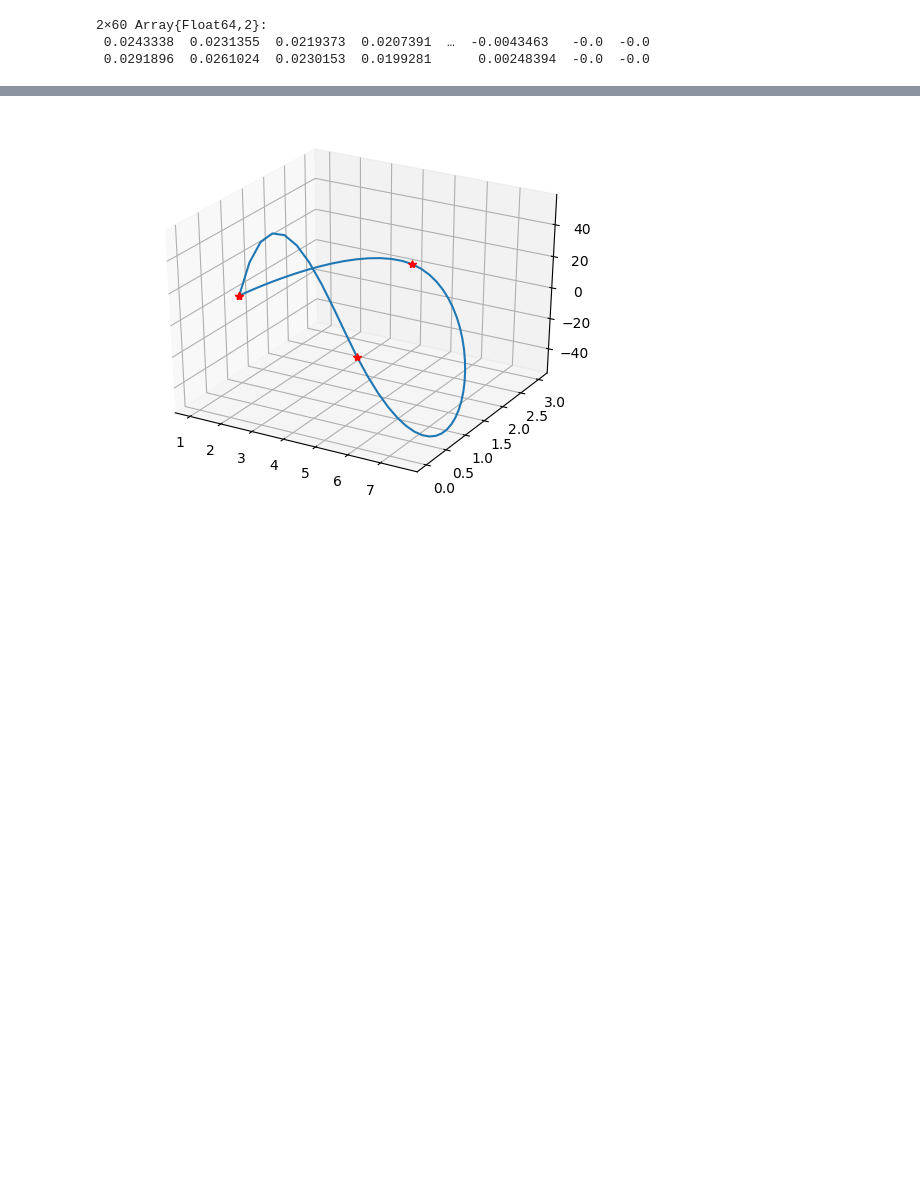
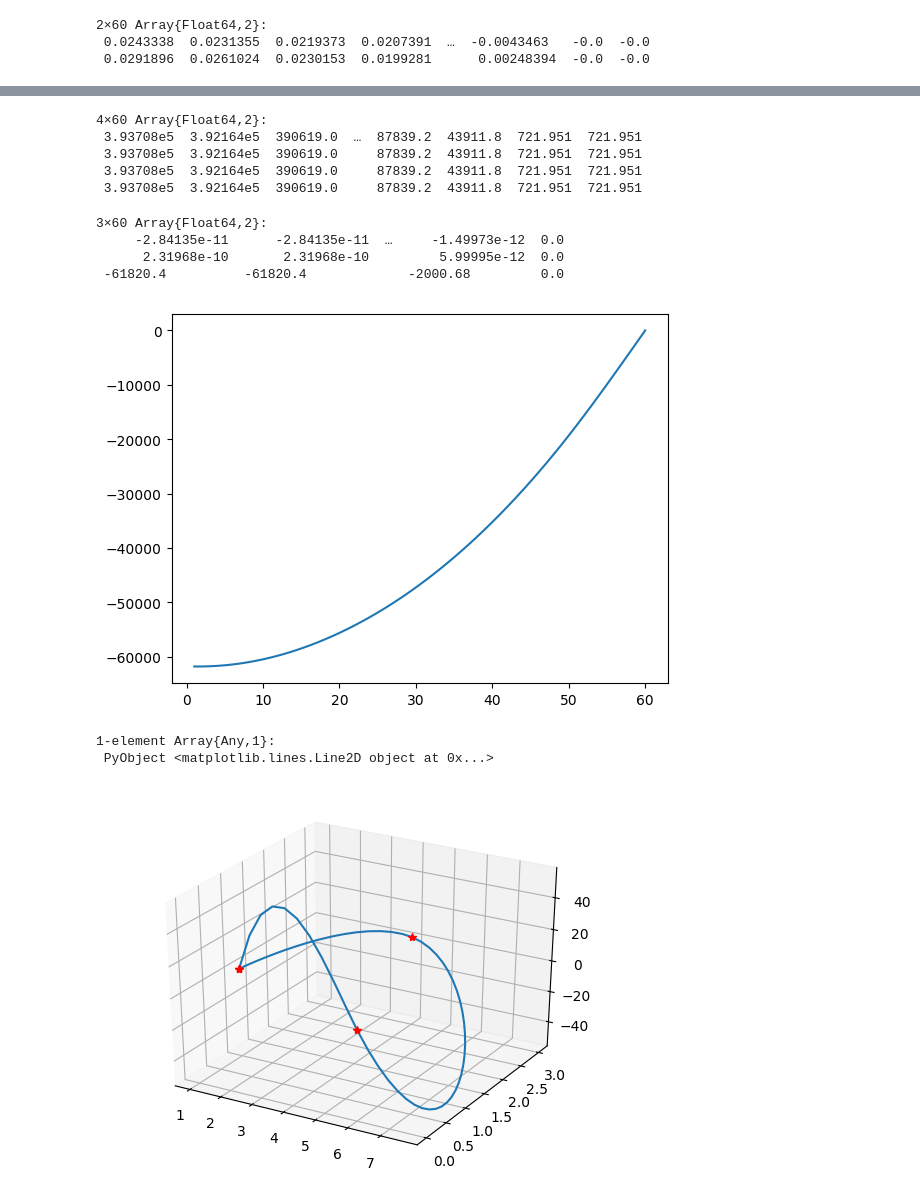
Before and after one commit to KaranTalreja/Hovercraft3D, a Jupyter notebook: Hovercraft3D.ipynb, the cells around one changed output, grey strips where cells are left out. Drawn from its saved outputs; the diff is of its cells as text; code cells hidden in the pictures; blank space fills up the shorter version.

```diff
--- a/Hovercraft3D.ipynb
+++ b/Hovercraft3D.ipynb
@@ -70 +124,23 @@ uoptZ = getvalue(uz)
+# %%
+ωopt = getvalue(ωSq)
+# %% [output]
+4×60 Array{Float64,2}:
+ 3.93708e5  3.92164e5  390619.0  …  87839.2  43911.8  721.951  721.951
+ 3.93708e5  3.92164e5  390619.0     87839.2  43911.8  721.951  721.951
+ 3.93708e5  3.92164e5  390619.0     87839.2  43911.8  721.951  721.951
+ 3.93708e5  3.92164e5  390619.0     87839.2  43911.8  721.951  721.951
+# %%
+thetaOpt = getvalue(theta)
+# %% [output]
+3×60 Array{Float64,2}:
+     -2.84135e-11      -2.84135e-11  …     -1.49973e-12  0.0
+      2.31968e-10       2.31968e-10         5.99995e-12  0.0
+ -61820.4          -61820.4             -2000.68         0.0
+# %%
+using PyPlot
+plot(linspace(1,T[k],T[k]), thetaOpt[3,:])
+# %% [output]
+[figure, added]
+1-element Array{Any,1}:
+ PyObject <matplotlib.lines.Line2D object at 0x...>
 # %%
```
Also changed, not shown: parts of 8 cells of this notebook, 1 other file.
